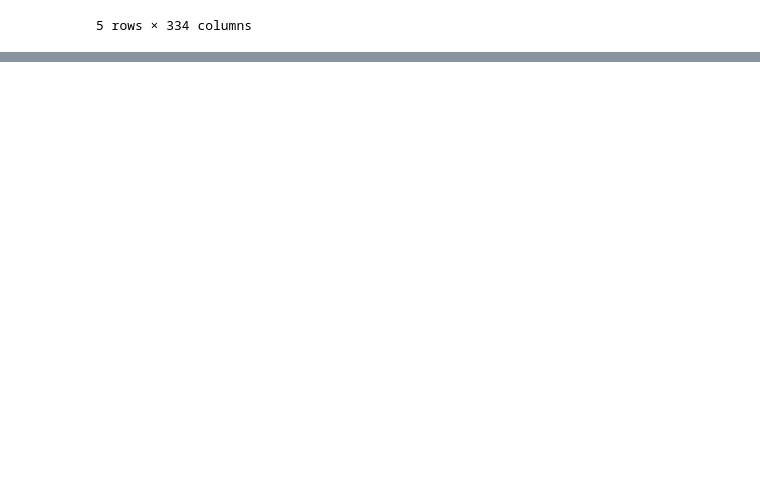
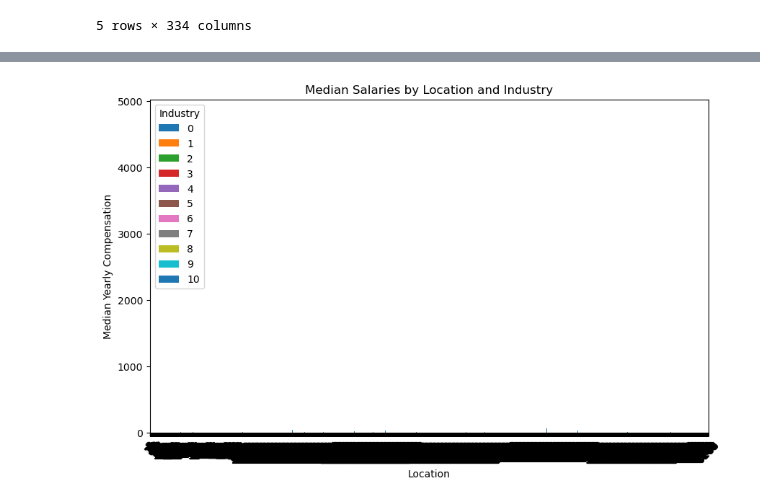
Before and after one commit to rahul0776/Job-Market-Trends, a Jupyter notebook: DIC_Abhinav_notebook.ipynb, the cells around one changed output, grey strips where cells are left out. Drawn from its saved outputs; the diff is of its cells as text; code cells hidden in the pictures; blank space fills up the shorter version.

```diff
--- a/DIC_Abhinav_notebook.ipynb
+++ b/DIC_Abhinav_notebook.ipynb
@@ -23,0 +354,11 @@ df.head()
+# %%
+
+# Median salaries by location and industry
+median_salaries = df.groupby(['Location', 'Industry']).YearlyCompensation.count()
+median_salaries.unstack().plot(kind='bar', figsize=(10, 6))
+plt.title('Median Salaries by Location and Industry')
+plt.ylabel('Median Yearly Compensation')
+plt.xticks(rotation=45)
+plt.show()
+# %% [output]
+[figure, added]
```
Also changed, not shown: parts of 28 cells of this notebook, 3 other files.
